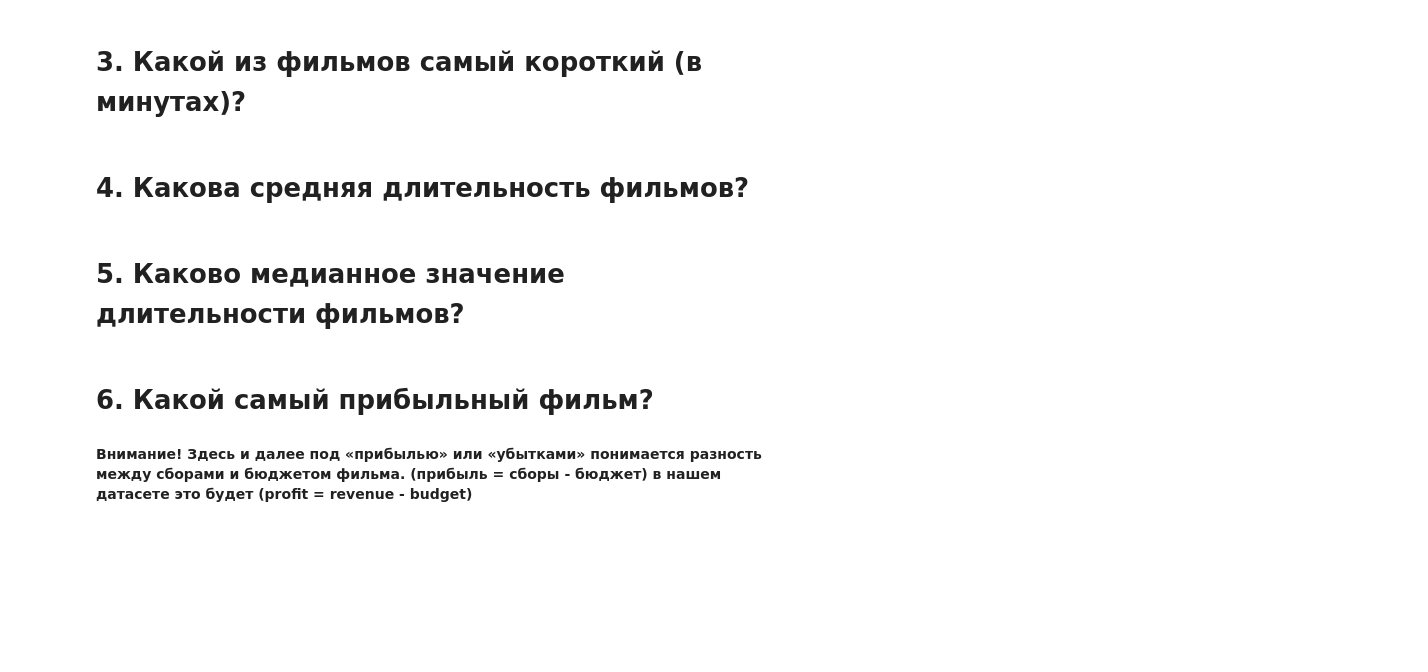
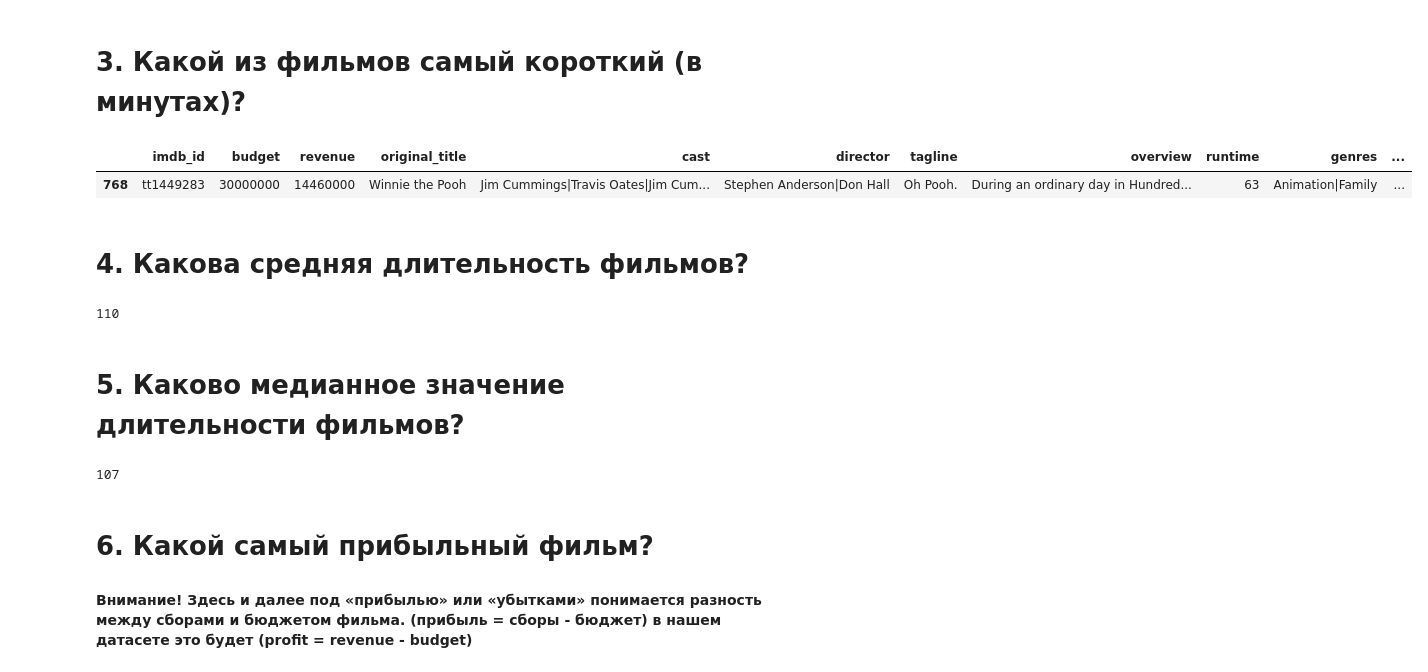
Before and after one commit to knartov/sf-git, a Jupyter notebook: module-1/Movies_IMBD_v4.1_TEMPLATE.ipynb, the cells around one changed output. Cells and saved outputs as stored; diff of their text form; code cells hidden in the pictures; blank space fills up the shorter version.

```diff
--- a/module-1/Movies_IMBD_v4.1_TEMPLATE.ipynb
+++ b/module-1/Movies_IMBD_v4.1_TEMPLATE.ipynb
@@ -36,6 +36,8 @@ answers = {} # создадим словарь для ответов
 #the time given in the dataset is in string format.
 #So we need to change this in datetime format
 # ...
+# %%
+data.profit = data.revenue - data.budget
 # %% [markdown]
 # 1. У какого фильма из списка самый большой бюджет?
 # %% [markdown]
@@ -65,2 +82,7 @@ answers['2'] = '...'
+# %%
+data[data.runtime == data.runtime.min()]
+# %% [output]
+|  | imdb_id | budget | revenue | original_title | cast | director | tagline | overview | runtime | genres | ... |
+| 768 | tt1449283 | 30000000 | 14460000 | Winnie the Pooh | Jim Cummings|Travis Oates|Jim Cum... | Stephen Anderson|Don Hall | Oh Pooh. | During an ordinary day in Hundred... | 63 | Animation|Family | ... |
 # %% [markdown]
 # 4. Какова средняя длительность фильмов?
@@ -67,2 +92,6 @@ answers['2'] = '...'
+# %%
+int(round(data.runtime.mean(), 0))
+# %% [output]
+110
 # %% [markdown]
 # 5. Каково медианное значение длительности фильмов?
@@ -69,3 +101,7 @@ answers['2'] = '...'
+# %%
+int(round(data.runtime.median(), 0))
+# %% [output]
+107
 # %% [markdown]
 # 6. Какой самый прибыльный фильм?
 #### Внимание! Здесь и далее под «прибылью» или «убытками» понимается разность между сборами и бюджетом фильма. (прибыль = сборы - бюджет) в нашем датасете это будет (profit = revenue - budget)
```
Also changed, not shown: parts of 20 cells of this notebook.
